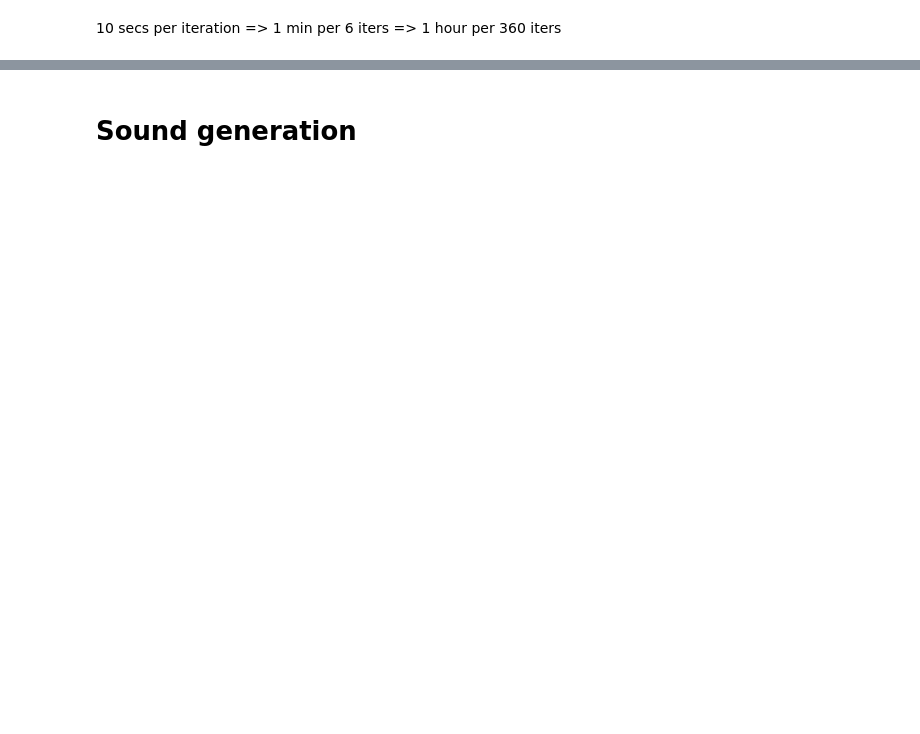
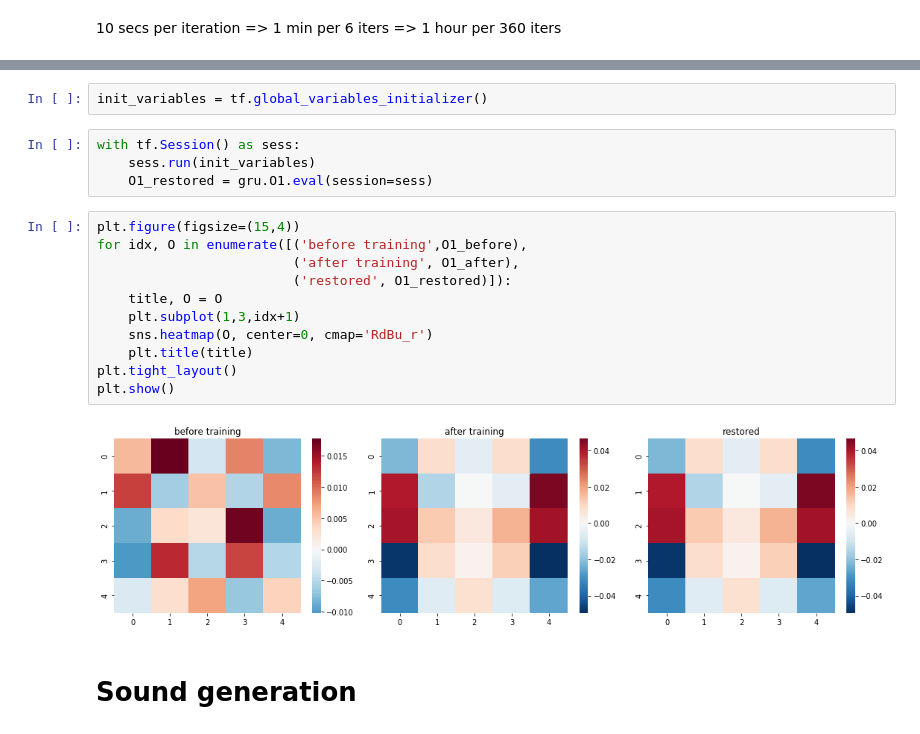
Before and after one commit to EgorDudyrev/Speach_Synthesizer, a Jupyter notebook: notebooks/ed-2019.04.23-Refactor_model.ipynb, the cells around one changed output, grey strips where cells are left out. Cells and saved outputs as stored; diff of their text form; blank space fills up the shorter version.

```diff
--- a/notebooks/ed-2019.04.23-Refactor_model.ipynb
+++ b/notebooks/ed-2019.04.23-Refactor_model.ipynb
@@ -254,3 +304,22 @@ INFO:tensorflow:Restoring parameters from /opt/notebooks/models/Refactored/final
+# %%
+init_variables = tf.global_variables_initializer()
+# %%
+with tf.Session() as sess:
+    sess.run(init_variables)
+    O1_restored = gru.O1.eval(session=sess)
+# %%
+plt.figure(figsize=(15,4))
+for idx, O in enumerate([('before training',O1_before),
+                         ('after training', O1_after),
+                         ('restored', O1_restored)]):
+    title, O = O
+    plt.subplot(1,3,idx+1)
+    sns.heatmap(O, center=0, cmap='RdBu_r')
+    plt.title(title)
+plt.tight_layout()
+plt.show()
+# %% [output]
+[figure, added]
 # %% [markdown]
 # Sound generation
 # %%
```
Also changed, not shown: parts of 28 cells of this notebook, 2 other files.
